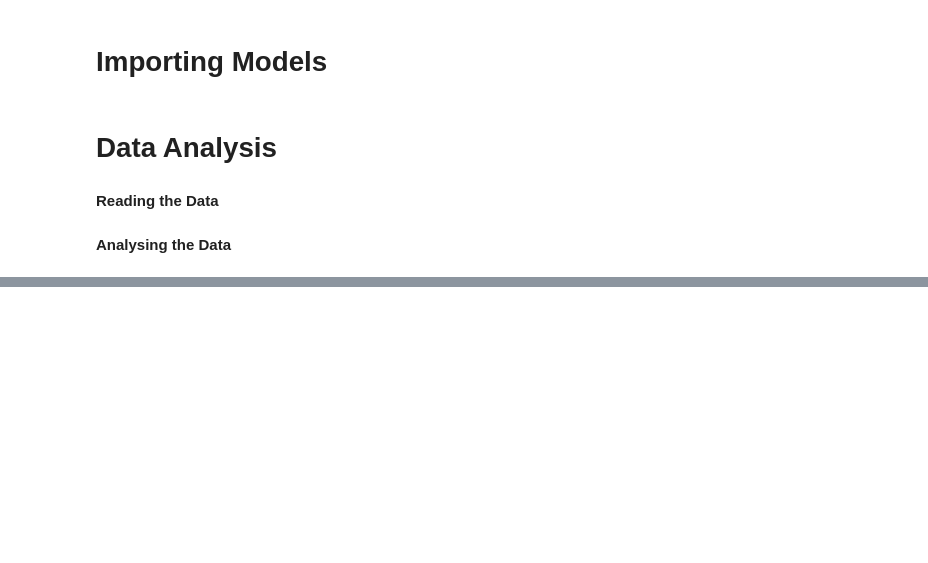
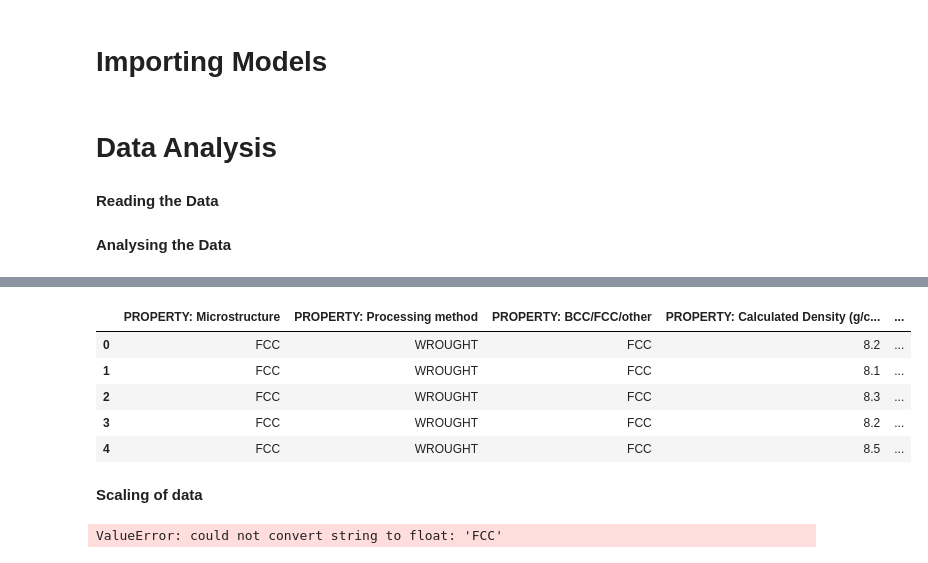
Before and after one commit to DarshanGoodGuy/IITISOC25, a Jupyter notebook: Model.ipynb, the cells around one changed output, grey strips where cells are left out. Saved outputs shown, nothing was run; the diff lists cells and outputs as text; code cells hidden in the pictures; blank space fills up the shorter version.

```diff
--- a/Model.ipynb
+++ b/Model.ipynb
@@ -36,0 +126,18 @@ Alloy_data = pd.read_csv(Alloy_data_path)
+# %%
+y.head()
+# %% [output]
+|  | PROPERTY: Microstructure | PROPERTY: Processing method | PROPERTY: BCC/FCC/other | PROPERTY: Calculated Density (g/c... | ... |
+| 0 | FCC | WROUGHT | FCC | 8.2 | ... |
+| 1 | FCC | WROUGHT | FCC | 8.1 | ... |
+| 2 | FCC | WROUGHT | FCC | 8.3 | ... |
+| 3 | FCC | WROUGHT | FCC | 8.2 | ... |
+| 4 | FCC | WROUGHT | FCC | 8.5 | ... |
+# %% [markdown]
+**Scaling of data**
+# %%
+sc = MinMaxScaler()
+
+X_scaled = pd.DataFrame(sc.fit_transform(X),columns=X.columns);
+y_scaled = pd.DataFrame(sc.fit_transform(y),columns=y.columns);
+# %% [output]
+ValueError: could not convert string to float: 'FCC'
```
Also changed, not shown: parts of 13 cells of this notebook.
